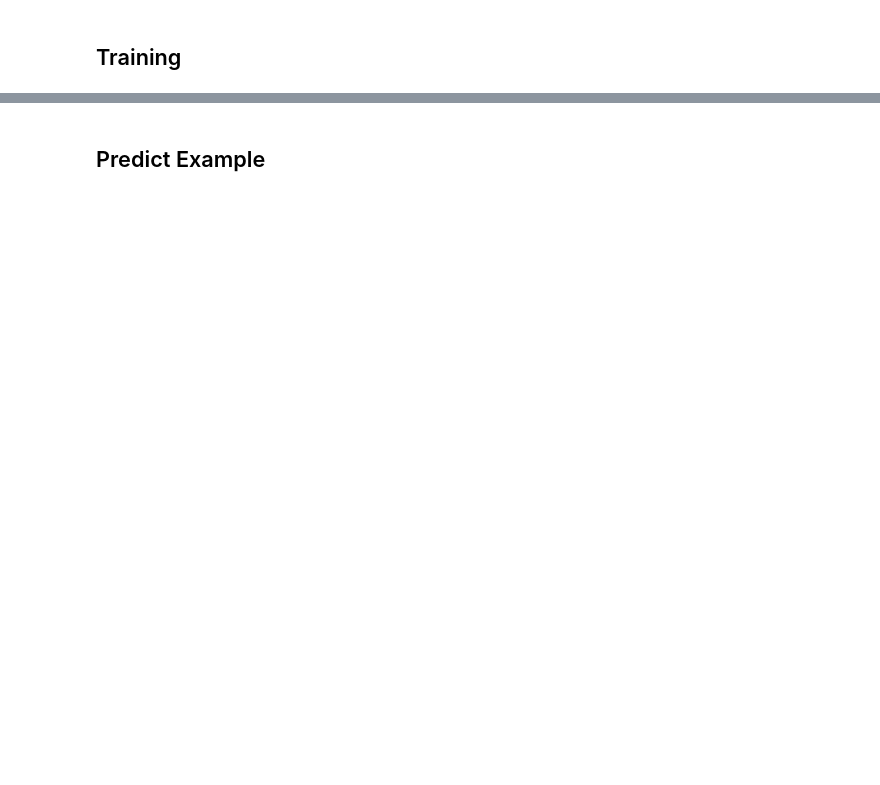
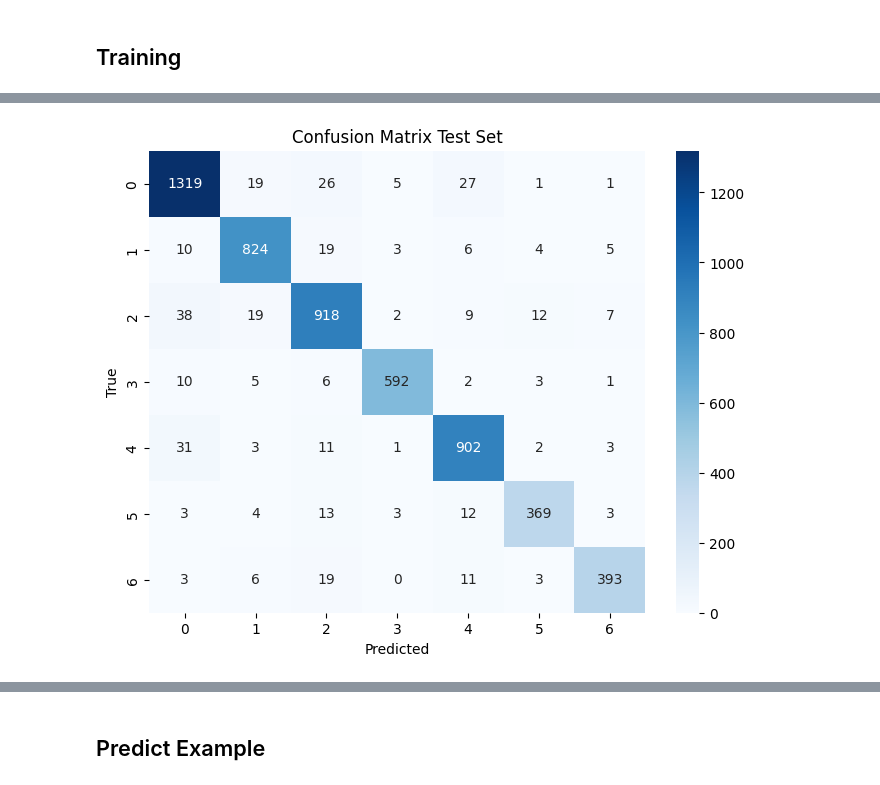
Before and after one commit to D0men1c0/ISSR_Darkweb, a Jupyter notebook: Analyze_files/CombiningAnalysisCompleteDataset/ThreadAnalysis/Modelling/simple_ML_models.ipynb, the cells around one changed output, grey strips where cells are left out. Saved outputs shown, nothing was run; the diff lists cells and outputs as text; code cells hidden in the pictures; blank space fills up the shorter version.

```diff
--- a/Analyze_files/CombiningAnalysisCompleteDataset/ThreadAnalysis/Modelling/simple_ML_models.ipynb
+++ b/Analyze_files/CombiningAnalysisCompleteDataset/ThreadAnalysis/Modelling/simple_ML_models.ipynb
@@ -35,6 +35,7 @@ df = pd.concat([df, embedding_cols], axis=1)
 # %%
 X = df.drop(columns=['Topic', 'Embedding'])
 y = df["Topic"]
-X_train, X_test, y_train, y_test = train_test_split(X, y, test_size=0.2, random_state=42)
+X_train, X_temp, y_train, y_temp = train_test_split(X, y, test_size=0.3, random_state=42)
+X_valid, X_test, y_valid, y_test = train_test_split(X_temp, y_temp, test_size=0.5, random_state=42)
 train_data = lgb.Dataset(X_train, label=y_train)
-test_data = lgb.Dataset(X_test, label=y_test)
+valid_data = lgb.Dataset(X_valid, label=y_valid, reference=train_data)
@@ -73,0 +148,10 @@ bst = lgb.train(params, train_data, valid_sets=[train_data, test_data], num_boos
+# %%
+cm = confusion_matrix(y_test, y_pred_max)
+plt.figure(figsize=(8, 6))
+sns.heatmap(cm, annot=True, fmt='d', cmap='Blues', cbar=True)
+plt.xlabel('Predicted')
+plt.ylabel('True')
+plt.title('Confusion Matrix Test Set')
+plt.show()
+# %% [output]
+[figure, added]
```
Also changed, not shown: parts of 17 cells of this notebook, 2 other files.
